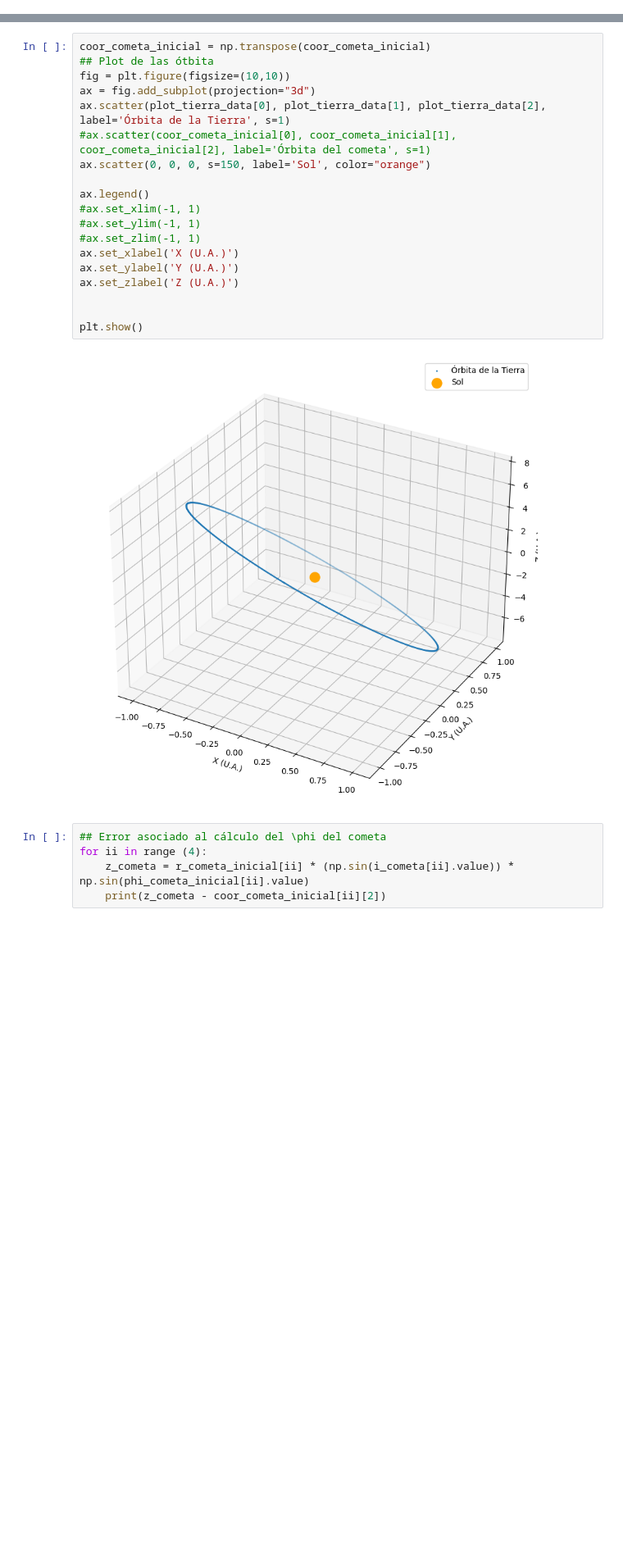
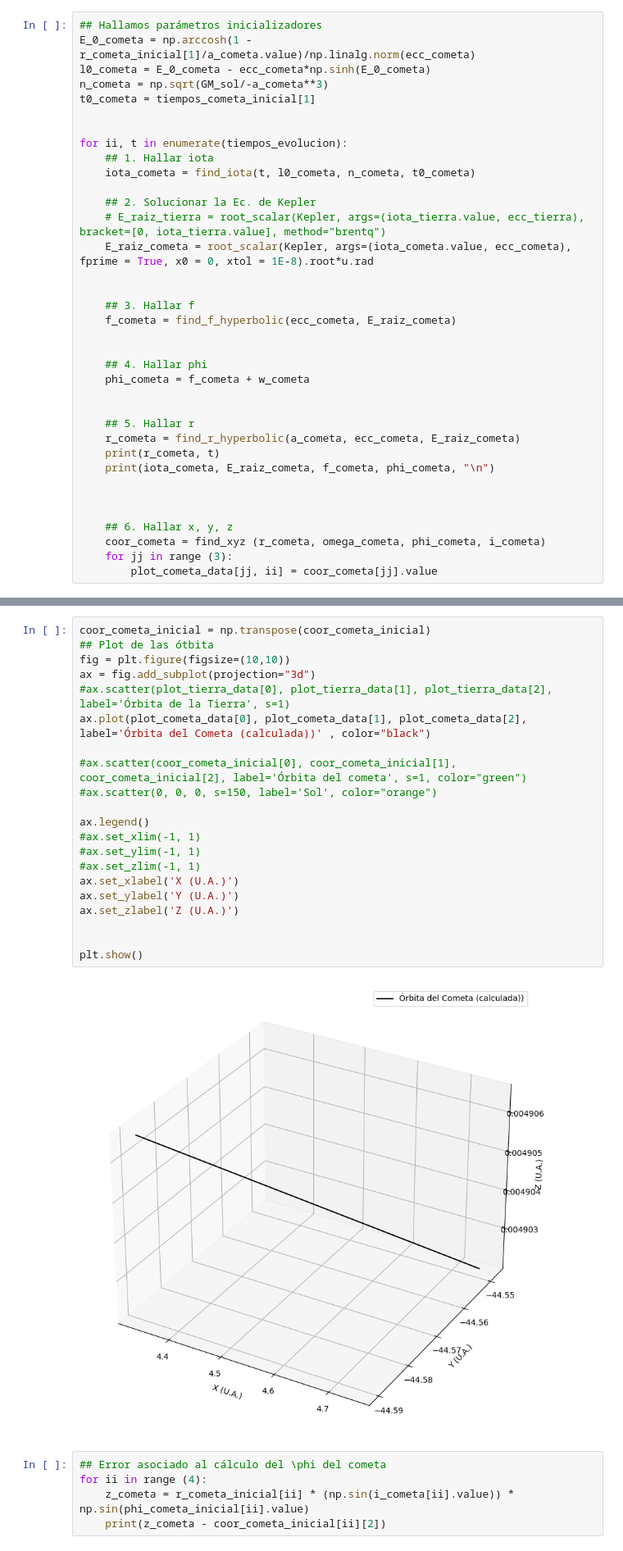
Before and after one commit to eadelgadillom/Astronomia_fundamental, a Jupyter notebook: Parcial_1.ipynb, the cells around one changed output, grey strips where cells are left out. Shown at 82% size. Cells and saved outputs as stored; diff of their text form; blank space fills up the shorter version.

Commit message:
Orbita del cometa, con error

```diff
--- a/Parcial_1.ipynb
+++ b/Parcial_1.ipynb
@@ -251,0 +235,36 @@ ecc_tierra
+# %%
+## Hallamos parámetros inicializadores
+E_0_cometa = np.arccosh(1 - r_cometa_inicial[1]/a_cometa.value)/np.linalg.norm(ecc_cometa)
+l0_cometa = E_0_cometa - ecc_cometa*np.sinh(E_0_cometa)
+n_cometa = np.sqrt(GM_sol/-a_cometa**3)
+t0_cometa = tiempos_cometa_inicial[1]
+
+
+for ii, t in enumerate(tiempos_evolucion):
+    ## 1. Hallar iota
+    iota_cometa = find_iota(t, l0_cometa, n_cometa, t0_cometa)
+
+    ## 2. Solucionar la Ec. de Kepler
+    # E_raiz_tierra = root_scalar(Kepler, args=(iota_tierra.value, ecc_tierra), bracket=[0, iota_tierra.value], method="brentq")
+    E_raiz_cometa = root_scalar(Kepler, args=(iota_cometa.value, ecc_cometa), fprime = True, x0 = 0, xtol = 1E-8).root*u.rad
+
+
+    ## 3. Hallar f
+    f_cometa = find_f_hyperbolic(ecc_cometa, E_raiz_cometa)
+
+
+    ## 4. Hallar phi
+    phi_cometa = f_cometa + w_cometa
+
+
+    ## 5. Hallar r
+    r_cometa = find_r_hyperbolic(a_cometa, ecc_cometa, E_raiz_cometa)
+    print(r_cometa, t)
+    print(iota_cometa, E_raiz_cometa, f_cometa, phi_cometa, "\n")
+
+
+
+    ## 6. Hallar x, y, z
+    coor_cometa = find_xyz (r_cometa, omega_cometa, phi_cometa, i_cometa)
+    for jj in range (3):
+        plot_cometa_data[jj, ii] = coor_cometa[jj].value
@@ -252,24 +280,26 @@ ecc_tierra
 # %%
 coor_cometa_inicial = np.transpose(coor_cometa_inicial)
 ## Plot de las ótbita
 fig = plt.figure(figsize=(10,10))
 ax = fig.add_subplot(projection="3d")
-ax.scatter(plot_tierra_data[0], plot_tierra_data[1], plot_tierra_data[2], label='Órbita de la Tierra', s=1)
-#ax.scatter(coor_cometa_inicial[0], coor_cometa_inicial[1], coor_cometa_inicial[2], label='Órbita del cometa', s=1)
-ax.scatter(0, 0, 0, s=150, label='Sol', color="orange")
+#ax.scatter(plot_tierra_data[0], plot_tierra_data[1], plot_tierra_data[2], label='Órbita de la Tierra', s=1)
+ax.plot(plot_cometa_data[0], plot_cometa_data[1], plot_cometa_data[2], label='Órbita del Cometa (calculada))' , color="black")
+
+#ax.scatter(coor_cometa_inicial[0], coor_cometa_inicial[1], coor_cometa_inicial[2], label='Órbita del cometa', s=1, color="green")
+#ax.scatter(0, 0, 0, s=150, label='Sol', color="orange")
 
 ax.legend()
 #ax.set_xlim(-1, 1)
 #ax.set_ylim(-1, 1)
 #ax.set_zlim(-1, 1)
 ax.set_xlabel('X (U.A.)')
 ax.set_ylabel('Y (U.A.)')
 ax.set_zlabel('Z (U.A.)')
 
 
 plt.show()
 # %% [output]
-[figure, old version]
+[figure, new version]
 # %%
 ## Error asociado al cálculo del \phi del cometa
 for ii in range (4):
```
Also changed, not shown: parts of 5 cells of this notebook.
